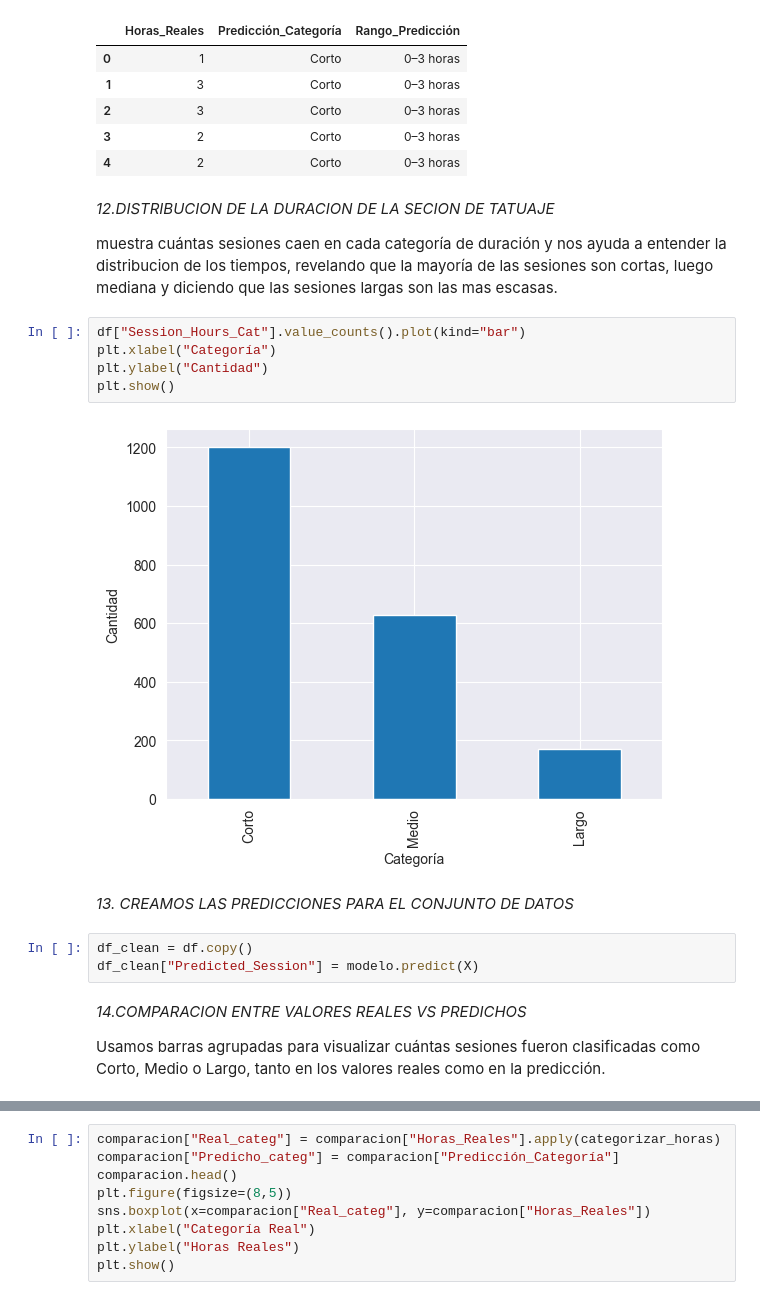
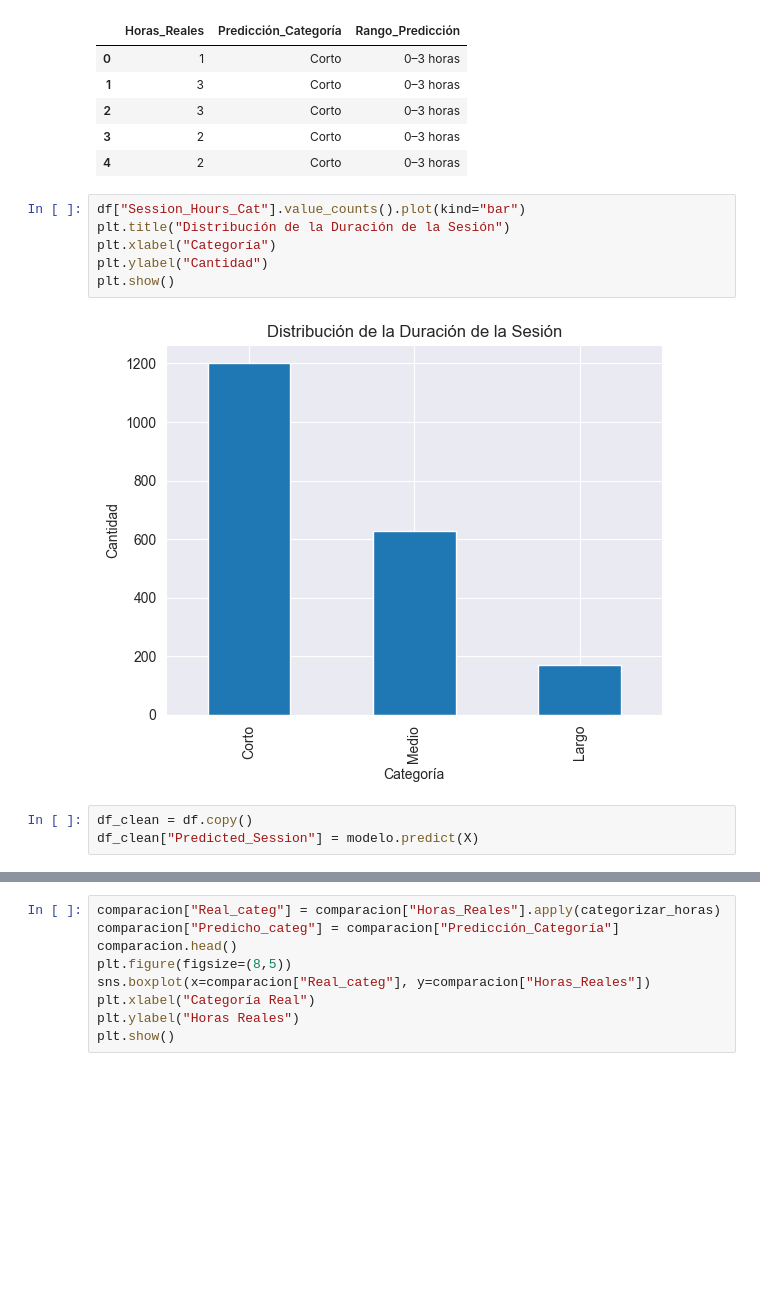
Before and after one commit to pauarsu/tattoo-studio-analysis, a Jupyter notebook: notebook/modelado.ipynb, the cells around one changed output, grey strips where cells are left out. Cells and saved outputs as stored; diff of their text form; blank space fills up the shorter version.

```diff
--- a/notebook/modelado.ipynb
+++ b/notebook/modelado.ipynb
@@ -105,26 +56,17 @@ comparacion.head()
 | 2 | 3 | Corto | 0–3 horas |
 | 3 | 2 | Corto | 0–3 horas |
 | 4 | 2 | Corto | 0–3 horas |
-# %% [markdown]
-*12.DISTRIBUCION DE LA DURACION DE LA SECION DE TATUAJE*
-
-muestra cuántas sesiones caen en cada categoría de duración y nos ayuda a entender la distribucion de los tiempos, revelando que la mayoría de las sesiones son cortas, luego mediana y diciendo que las sesiones largas son las mas escasas.
 # %%
 df["Session_Hours_Cat"].value_counts().plot(kind="bar")
+plt.title("Distribución de la Duración de la Sesión")
 plt.xlabel("Categoría")
 plt.ylabel("Cantidad")
 plt.show()
 # %% [output]
-[figure, old version]
+[figure, new version]
-# %% [markdown]
-*13. CREAMOS LAS PREDICCIONES PARA EL CONJUNTO DE DATOS*
 # %%
 df_clean = df.copy()
 df_clean["Predicted_Session"] = modelo.predict(X)
-# %% [markdown]
-*14.COMPARACION ENTRE VALORES REALES VS PREDICHOS*
-
- Usamos barras agrupadas para visualizar cuántas sesiones fueron clasificadas como Corto, Medio o Largo, tanto en los valores reales como en la predicción.
 # %%
 plt.figure(figsize=(7,4))
 sns.countplot(x=y_test, label="Real")
```
Also changed, not shown: parts of 22 cells of this notebook.
